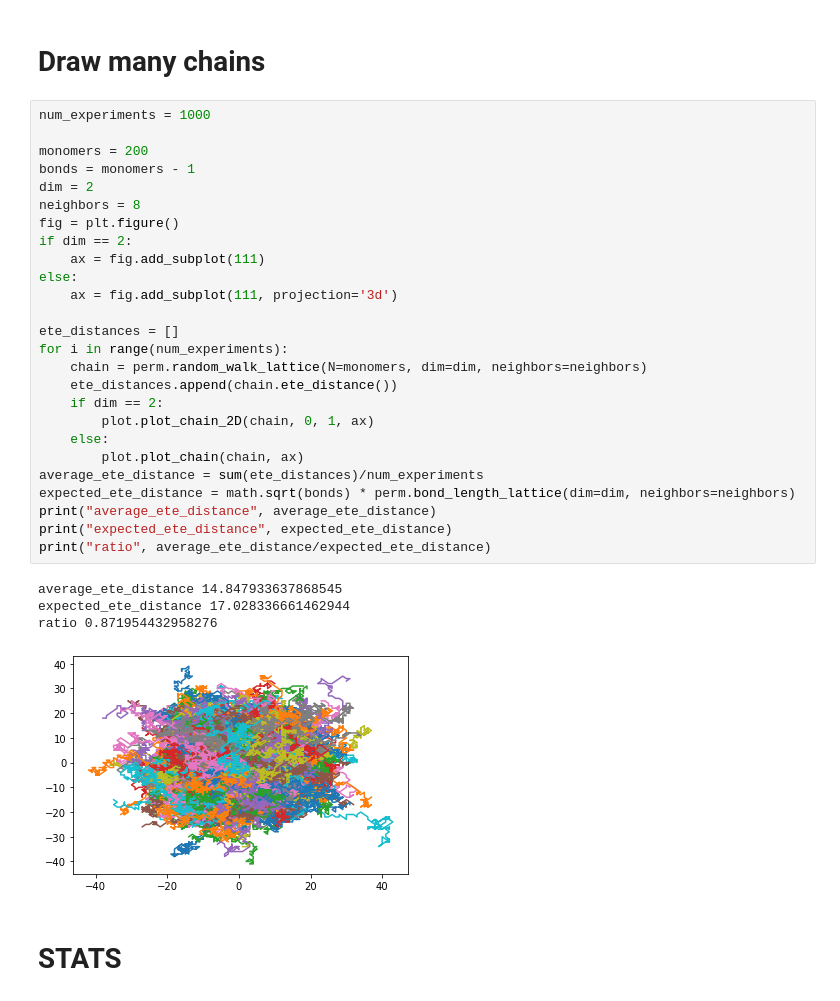
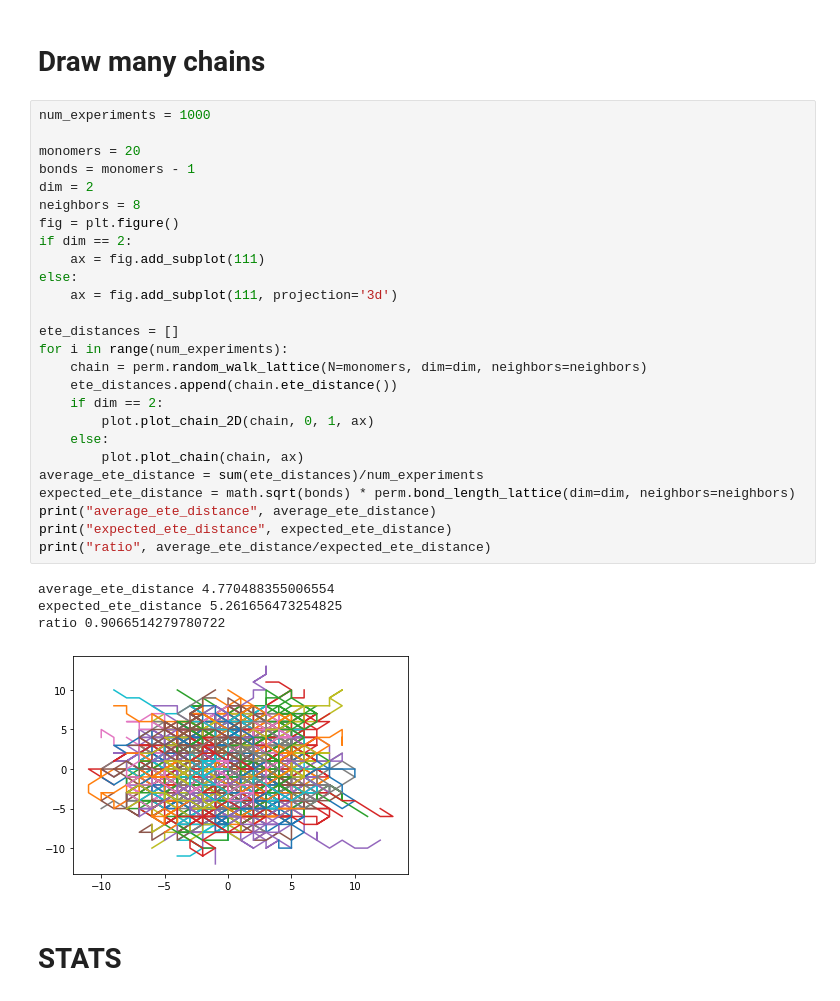
Before and after one commit to phcerdan/perm-montecarlo, a Jupyter notebook: scripts/notebooks/plot_chain.ipynb, the cells around one changed output. Drawn from its saved outputs; the diff is of its cells as text.

```diff
--- a/scripts/notebooks/plot_chain.ipynb
+++ b/scripts/notebooks/plot_chain.ipynb
@@ -42,34 +49,34 @@ plot.plot_parameters_out_many_chains(parameters_out)
 # %%
 num_experiments = 1000
 
-monomers = 200
+monomers = 20
 bonds = monomers - 1
 dim = 2
 neighbors = 8
 fig = plt.figure()
 if dim == 2:
     ax = fig.add_subplot(111)
 else:
     ax = fig.add_subplot(111, projection='3d')
 
 ete_distances = []
 for i in range(num_experiments):
     chain = perm.random_walk_lattice(N=monomers, dim=dim, neighbors=neighbors)
     ete_distances.append(chain.ete_distance())
     if dim == 2:
         plot.plot_chain_2D(chain, 0, 1, ax)
     else:
         plot.plot_chain(chain, ax)
 average_ete_distance = sum(ete_distances)/num_experiments
 expected_ete_distance = math.sqrt(bonds) * perm.bond_length_lattice(dim=dim, neighbors=neighbors)
 print("average_ete_distance", average_ete_distance)
 print("expected_ete_distance", expected_ete_distance)
 print("ratio", average_ete_distance/expected_ete_distance)
 # %% [output]
-average_ete_distance 14.847933637868545
-expected_ete_distance 17.028336661462944
-ratio 0.871954432958276
+average_ete_distance 4.770488355006554
+expected_ete_distance 5.261656473254825
+ratio 0.9066514279780722
-[figure, old version]
+[figure, new version]
 # %% [markdown]
 # STATS
 # %%
```
Also changed, not shown: parts of 14 cells of this notebook.
